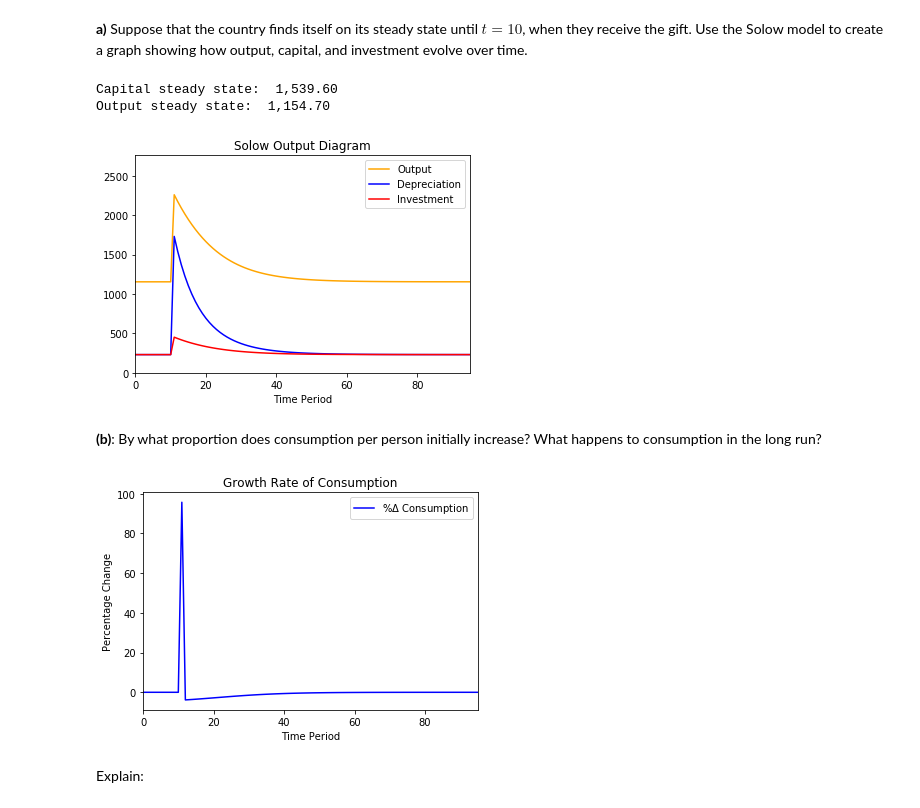
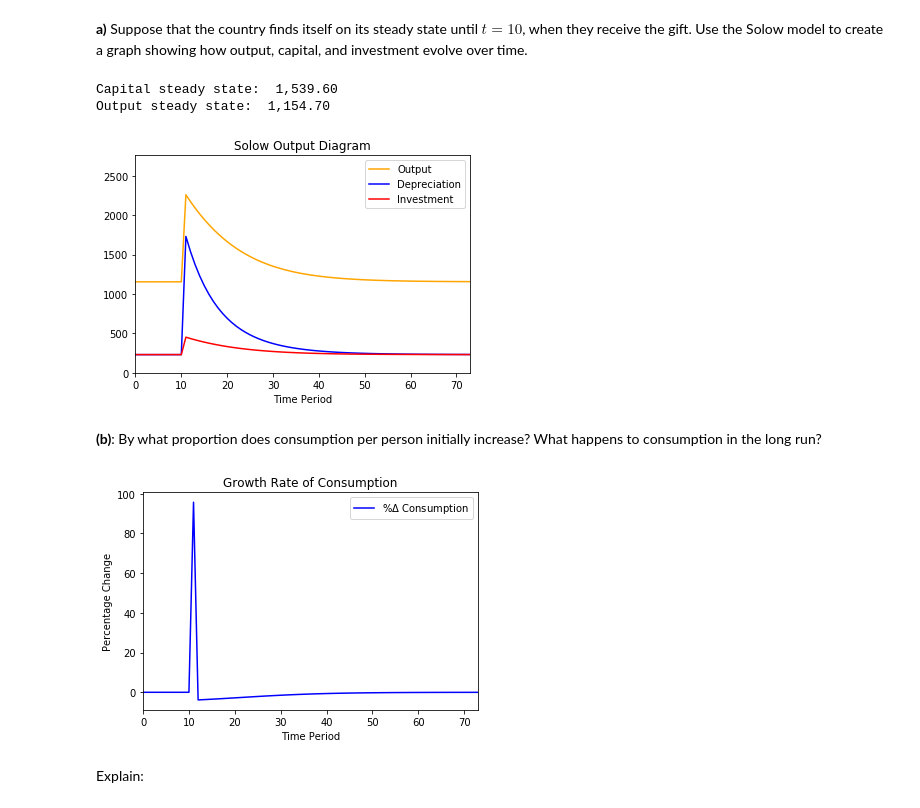
Before and after one commit to dylanjm/econ_381_development, a Jupyter notebook: solution_versions/chapter_05_solutions.ipynb, the cells around one changed output. Cells and saved outputs as stored; diff of their text form; code cells hidden in the pictures.

```diff
--- a/solution_versions/chapter_05_solutions.ipynb
+++ b/solution_versions/chapter_05_solutions.ipynb
@@ -326,7 +374,7 @@ for i in range(0, 10):
 
 
 s = .1
-epsilon = 1
+epsilon = 10
 
 while (abs(capital[i] - K_star(L, s, d, A, alpha))) >epsilon:
     i += 1
@@ -406,7 +454,7 @@ for i in range(0, 10):
 
 
 A = 2
-epsilon = 1
+epsilon = 10
 
 while (abs(capital[i] - K_star(L, s, d, A, alpha))) >epsilon:
     i += 1
@@ -503,35 +551,35 @@ for i in range(0, 10):
     depreciation = np.append(depreciation, d * capital[i])
     change_in_capital = np.append(change_in_capital, investment[i] - depreciation[i])
 
 
 capital[i] = capital[i] + 10000
-epsilon = 1
+epsilon = 10
 
 while (abs(capital[i] - K_star(L, s, d, A, alpha))) >epsilon:
     i += 1
     time = np.append(time, i)
     capital = np.append(capital, capital[i - 1] + change_in_capital[i - 1])
     output = np.append(output, production_function(A, capital[i], L, alpha))
     investment = np.append(investment, s * output[i])
     depreciation = np.append(depreciation, d * capital[i])
     change_in_capital = np.append(change_in_capital, investment[i] - depreciation[i])
 
 print('Capital steady state: ', '{:,.2f}'.format(K_star(L, s, d, A, alpha)))
 print('Output steady state: ', '{:,.2f}'.format(Y_star(L, s, d, A, alpha)))
 
 plt.plot(time, output, 'orange', label = 'Output')
 plt.plot(time, depreciation, 'blue', label = 'Depreciation')
 plt.plot(time, investment, 'red', label = 'Investment')
 plt.title('Solow Output Diagram')
 plt.xlabel('Time Period')
 plt.ylim(0, np.max(output)+500)
 plt.xlim(0, i)
 plt.legend()
 plt.show()
 # %% [output]
 Capital steady state:  1,539.60
 Output steady state:  1,154.70
-[figure, old version]
+[figure, new version]
 # %% [markdown]
 __(b)__: By what proportion does consumption per person initially increase? What happens to consumption in the long run?
 # %%
@@ -556,7 +604,7 @@ plt.xlim(0, len(time)-1)
 plt.legend()
 plt.show()
 # %% [output]
-[figure, old version]
+[figure, new version]
 # %% [markdown]
 Explain:
 # %% [markdown]
```
Also changed, not shown: parts of 6 cells of this notebook, 1 other file.
